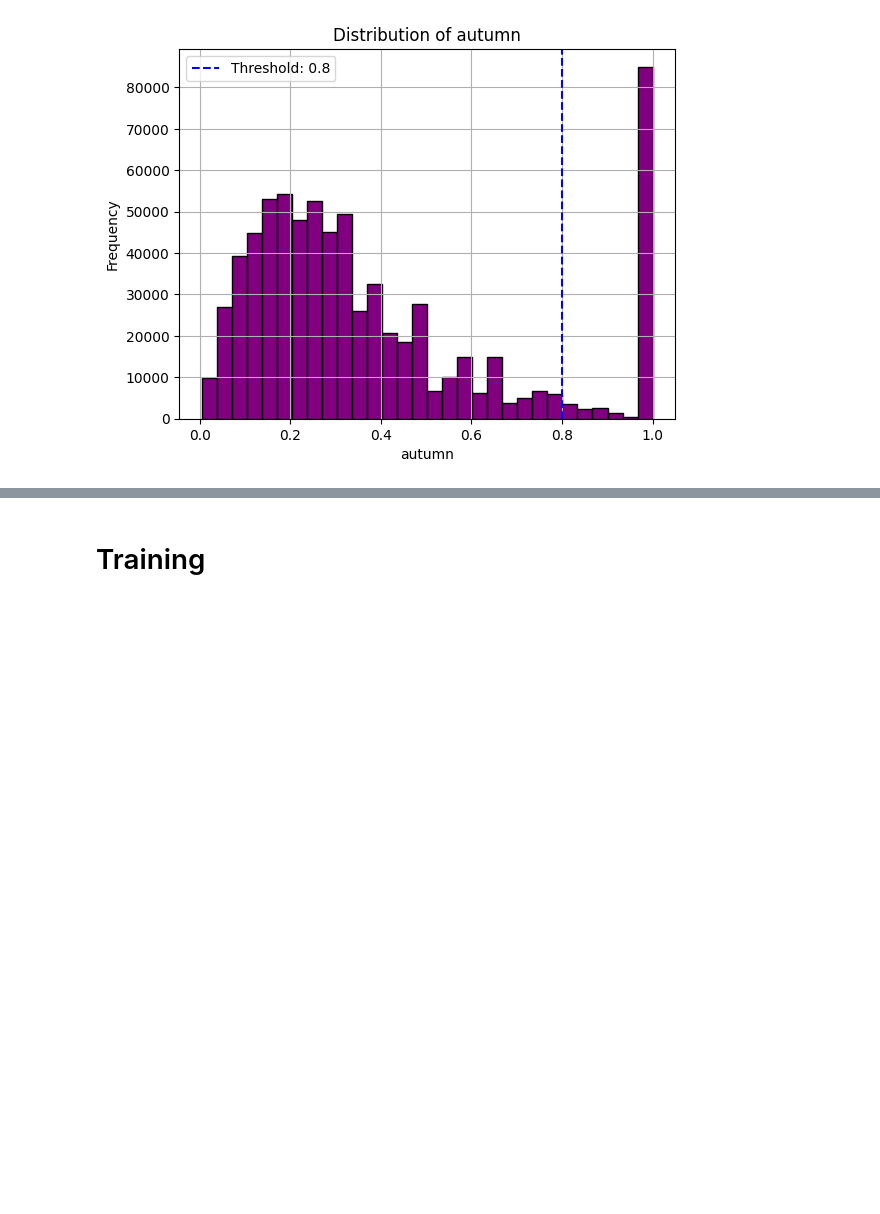
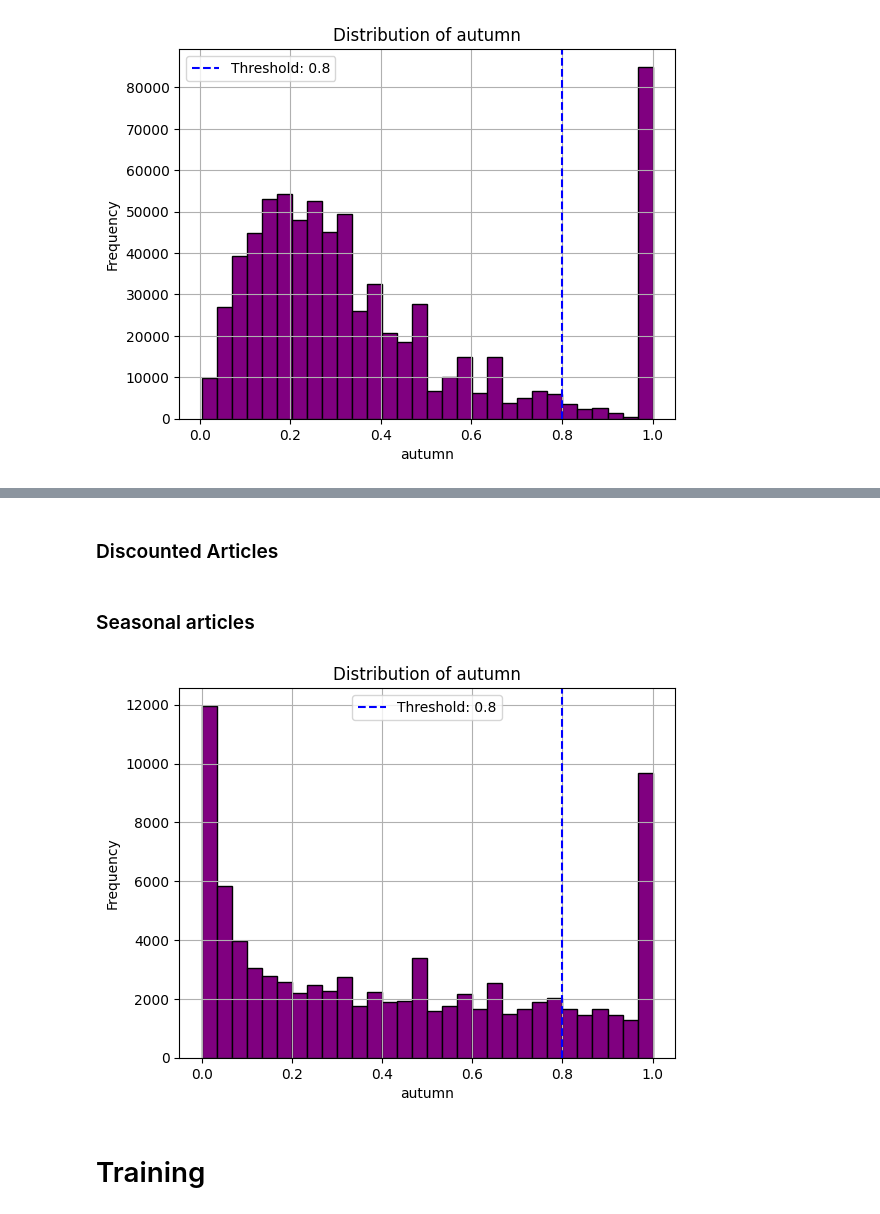
Before and after one commit to Ziolo1999/AI_project, a Jupyter notebook: RQ1/candidates_generation.ipynb, the cells around one changed output, grey strips where cells are left out. Cells and saved outputs as stored; diff of their text form; code cells hidden in the pictures; blank space fills up the shorter version.

```diff
--- a/RQ1/candidates_generation.ipynb
+++ b/RQ1/candidates_generation.ipynb
@@ -266,0 +272,2 @@ def getdiscounted_articles(transactions):
+# %% [markdown]
+### Discounted Articles
@@ -267,3 +285,31 @@ def getdiscounted_articles(transactions):
+# %% [markdown]
+### Seasonal articles
+# %%
+def get_season_articles(transactions, season="autumn", set_threshold=0.8):
+    season_id = {"winter":1,"spring":2,"summer":3,"autumn":4}
+    transactions["t_dat"] = pd.to_datetime(transactions["t_dat"])
+    transactions["month"] = transactions["t_dat"].dt.month
+    transactions["year"] = transactions["t_dat"].dt.year
+    transactions["season"] = transactions["month"].apply(assign_season)
+    grouped = transactions.groupby(["article_id","season"])["customer_id"].count()
+    percentages = grouped/grouped.groupby(level=0).transform("sum")
+    season_perc = percentages[percentages.index.get_level_values('season') == season_id[season]]
+    season_perc = season_perc.rename(f"{season}_perc")
+    # plot distribution of the season perc
+    plt.hist(season_perc.values, bins=30, color='purple', edgecolor='black')
+    plt.xlabel(season)
+    plt.ylabel('Frequency')
+    plt.title(f'Distribution of {season}')
+    plt.axvline(x=set_threshold, color='blue', linestyle='--', label=f'Threshold: {set_threshold}')
+    plt.grid(True)
+    plt.legend()
+    plt.show()
+    # append customer_ids
+    return season_perc[season_perc>set_threshold].index.get_level_values("article_id")
+# %%
+season_articles = get_season_articles(transactions, season="autumn", set_threshold=0.8)
+# %% [output]
+[figure, added]
 # %% [markdown]
 # Training
 # %%
```
Also changed, not shown: parts of 80 cells of this notebook, 16 other files.
